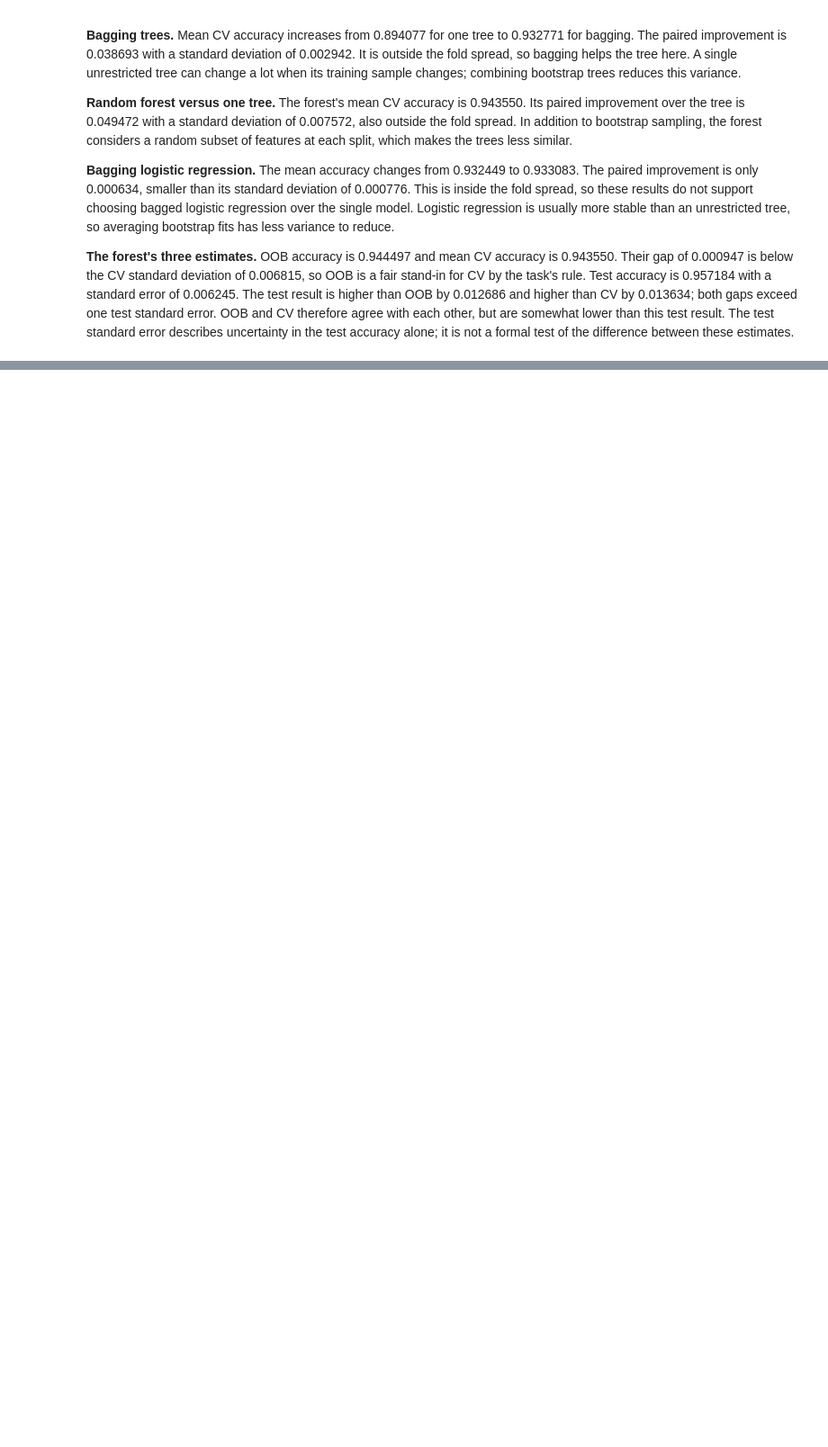
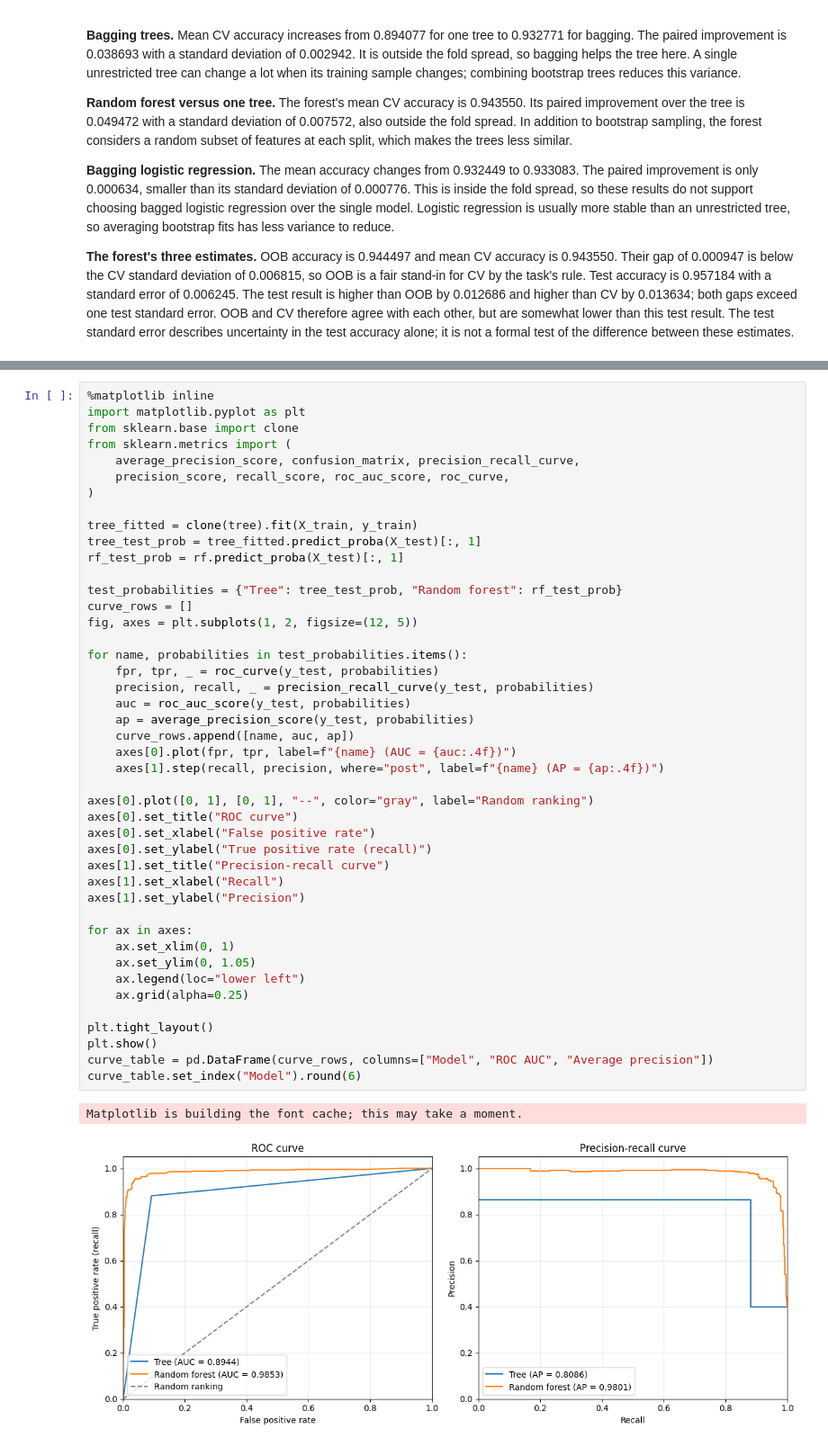
Before and after one commit to ZhalgasB/task-04-ML-course, a Jupyter notebook: bissenbai_task4.ipynb, the cells around one changed output, grey strips where cells are left out. Shown at 90% size. Saved outputs shown, nothing was run; the diff lists cells and outputs as text; blank space fills up the shorter version.

Commit message:
Model evaluation

```diff
--- a/bissenbai_task4.ipynb
+++ b/bissenbai_task4.ipynb
@@ -229,0 +241,47 @@ CV-test absolute gap:  0.013634
+# %%
+%matplotlib inline
+import matplotlib.pyplot as plt
+from sklearn.base import clone
+from sklearn.metrics import (
+    average_precision_score, confusion_matrix, precision_recall_curve,
+    precision_score, recall_score, roc_auc_score, roc_curve,
+)
+
+tree_fitted = clone(tree).fit(X_train, y_train)
+tree_test_prob = tree_fitted.predict_proba(X_test)[:, 1]
+rf_test_prob = rf.predict_proba(X_test)[:, 1]
+
+test_probabilities = {"Tree": tree_test_prob, "Random forest": rf_test_prob}
+curve_rows = []
+fig, axes = plt.subplots(1, 2, figsize=(12, 5))
+
+for name, probabilities in test_probabilities.items():
+    fpr, tpr, _ = roc_curve(y_test, probabilities)
+    precision, recall, _ = precision_recall_curve(y_test, probabilities)
+    auc = roc_auc_score(y_test, probabilities)
+    ap = average_precision_score(y_test, probabilities)
+    curve_rows.append([name, auc, ap])
+    axes[0].plot(fpr, tpr, label=f"{name} (AUC = {auc:.4f})")
+    axes[1].step(recall, precision, where="post", label=f"{name} (AP = {ap:.4f})")
+
+axes[0].plot([0, 1], [0, 1], "--", color="gray", label="Random ranking")
+axes[0].set_title("ROC curve")
+axes[0].set_xlabel("False positive rate")
+axes[0].set_ylabel("True positive rate (recall)")
+axes[1].set_title("Precision-recall curve")
+axes[1].set_xlabel("Recall")
+axes[1].set_ylabel("Precision")
+
+for ax in axes:
+    ax.set_xlim(0, 1)
+    ax.set_ylim(0, 1.05)
+    ax.legend(loc="lower left")
+    ax.grid(alpha=0.25)
+
+plt.tight_layout()
+plt.show()
+curve_table = pd.DataFrame(curve_rows, columns=["Model", "ROC AUC", "Average precision"])
+curve_table.set_index("Model").round(6)
+# %% [output]
+Matplotlib is building the font cache; this may take a moment.
+[figure, added]
```
Also changed, not shown: parts of 12 cells of this notebook.
